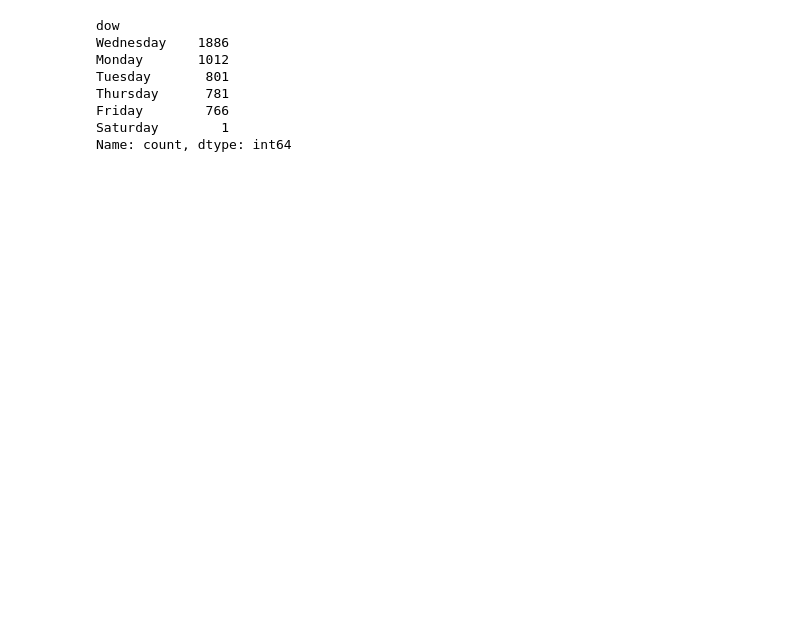
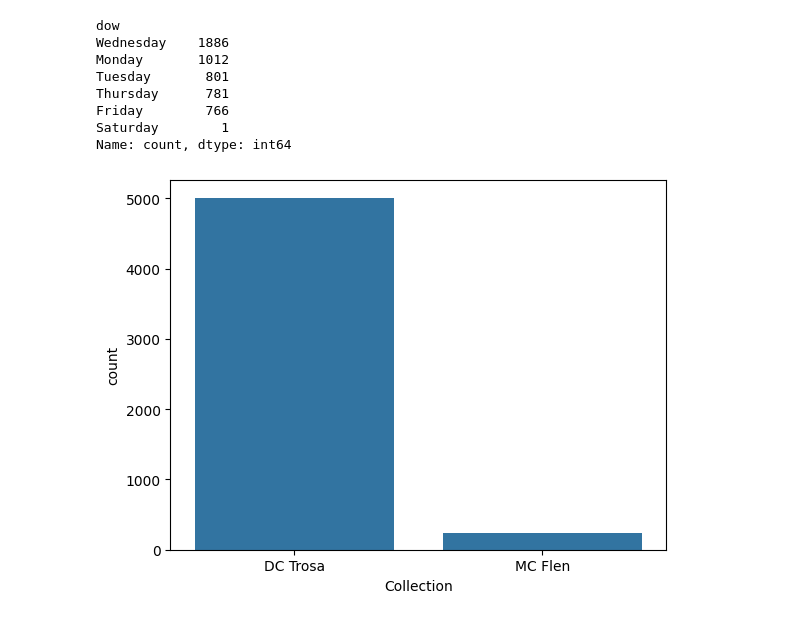
Before and after one commit to jDDDDDDDD/Logistyka, a Jupyter notebook: eda.ipynb, the cells around one changed output. Cells and saved outputs as stored; diff of their text form; code cells hidden in the pictures; blank space fills up the shorter version.

```diff
--- a/eda.ipynb
+++ b/eda.ipynb
@@ -156,3 +156,8 @@ Thursday      781
 Friday        766
 Saturday        1
 Name: count, dtype: int64
+# %%
+sns.countplot(data=df, x='Collection')
+plt.show()
+# %% [output]
+[figure, added]
```
Also changed, not shown: parts of 2 cells of this notebook.
